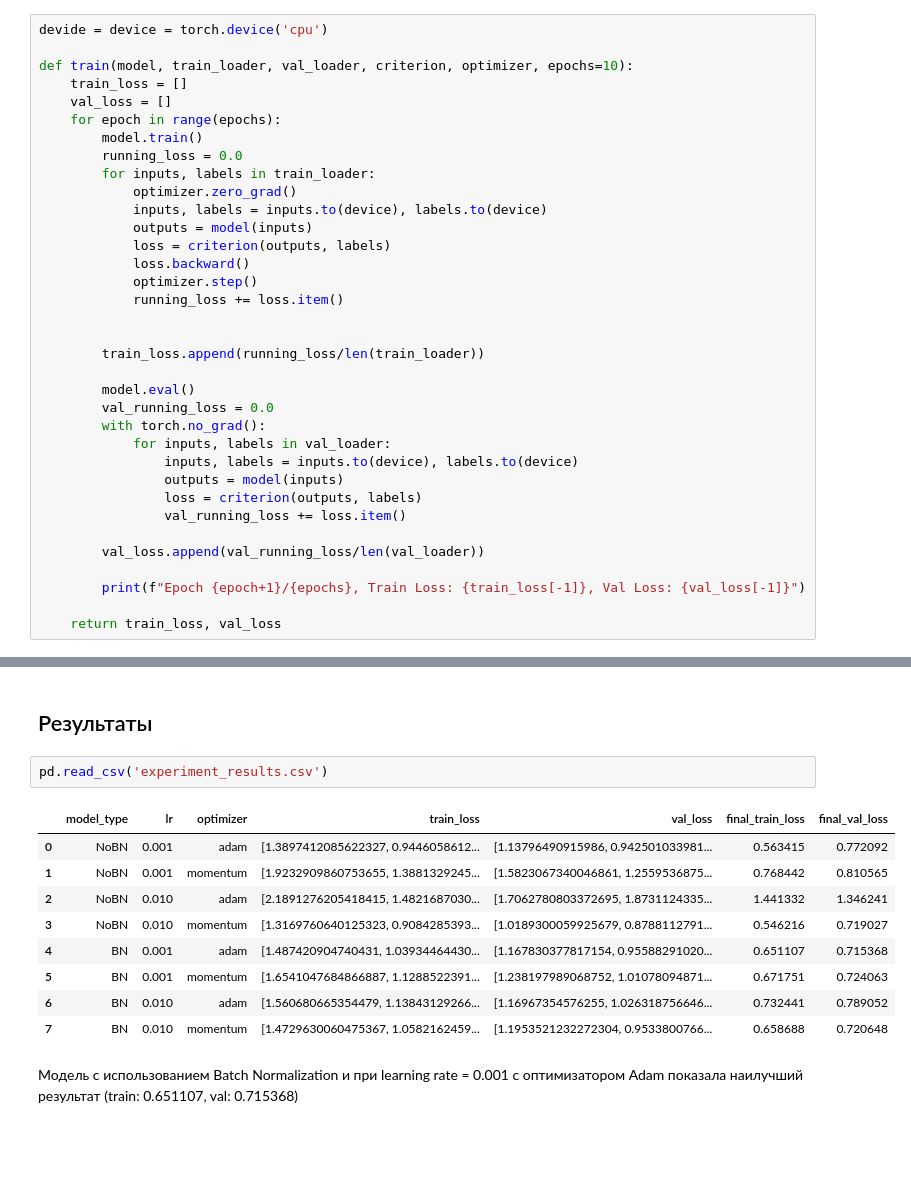
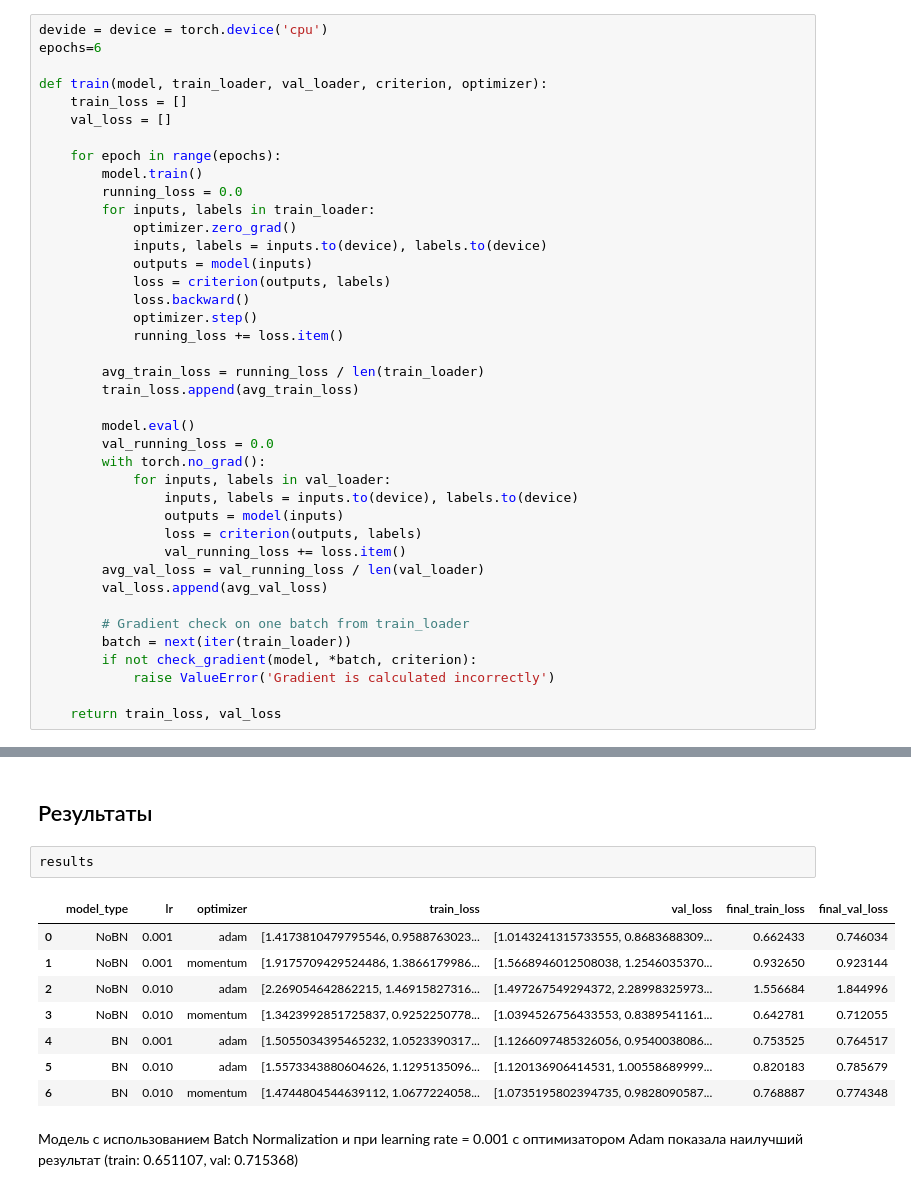
Before and after one commit to aartdem/ml-course, a Jupyter notebook: solutions/task07.ipynb, the cells around one changed output, grey strips where cells are left out. Drawn from its saved outputs; the diff is of its cells as text; blank space fills up the shorter version.

Commit message:
fix: Experiment output

```diff
--- a/solutions/task07.ipynb
+++ b/solutions/task07.ipynb
@@ -169,10 +212,12 @@ class AdamOptimizer:
 ## Обучение
 # %%
 devide = device = torch.device('cpu')
+epochs=6
 
-def train(model, train_loader, val_loader, criterion, optimizer, epochs=10):
+def train(model, train_loader, val_loader, criterion, optimizer):
     train_loss = []
     val_loss = []
+
     for epoch in range(epochs):
         model.train()
         running_loss = 0.0
@@ -185,8 +230,8 @@ def train(model, train_loader, val_loader, criterion, optimizer, epochs=10):
             optimizer.step()
             running_loss += loss.item()
 
-
-        train_loss.append(running_loss/len(train_loader))
+        avg_train_loss = running_loss / len(train_loader)
+        train_loss.append(avg_train_loss)
 
         model.eval()
         val_running_loss = 0.0
@@ -196,10 +241,13 @@ def train(model, train_loader, val_loader, criterion, optimizer, epochs=10):
                 outputs = model(inputs)
                 loss = criterion(outputs, labels)
                 val_running_loss += loss.item()
+        avg_val_loss = val_running_loss / len(val_loader)
+        val_loss.append(avg_val_loss)
 
-        val_loss.append(val_running_loss/len(val_loader))
-
-        print(f"Epoch {epoch+1}/{epochs}, Train Loss: {train_loss[-1]}, Val Loss: {val_loss[-1]}")
+        # Gradient check on one batch from train_loader
+        batch = next(iter(train_loader))
+        if not check_gradient(model, *batch, criterion):
+            raise ValueError('Gradient is calculated incorrectly')
 
     return train_loss, val_loss
 # %%
@@ -317,16 +345,15 @@ Epoch 10/10, Train Loss: 0.5634153442378353, Val Loss: 0.7720921026586101
 # %% [markdown]
 ## Результаты
 # %%
-pd.read_csv('experiment_results.csv')
+results
 # %% [output]
 |  | model_type | lr | optimizer | train_loss | val_loss | final_train_loss | final_val_loss |
-| 0 | NoBN | 0.001 | adam | [1.3897412085622327, 0.9446058612... | [1.13796490915986, 0.942501033981... | 0.563415 | 0.772092 |
-| 1 | NoBN | 0.001 | momentum | [1.9232909860753655, 1.3881329245... | [1.5823067340046861, 1.2559536875... | 0.768442 | 0.810565 |
-| 2 | NoBN | 0.010 | adam | [2.1891276205418415, 1.4821687030... | [1.7062780803372695, 1.8731124335... | 1.441332 | 1.346241 |
-| 3 | NoBN | 0.010 | momentum | [1.3169760640125323, 0.9084285393... | [1.0189300059925679, 0.8788112791... | 0.546216 | 0.719027 |
-| 4 | BN | 0.001 | adam | [1.487420904740431, 1.03934464430... | [1.167830377817154, 0.95588291020... | 0.651107 | 0.715368 |
-| 5 | BN | 0.001 | momentum | [1.6541047684866887, 1.1288522391... | [1.238197989068752, 1.01078094871... | 0.671751 | 0.724063 |
-| 6 | BN | 0.010 | adam | [1.560680665354479, 1.13843129266... | [1.16967354576255, 1.026318756646... | 0.732441 | 0.789052 |
-| 7 | BN | 0.010 | momentum | [1.4729630060475367, 1.0582162459... | [1.1953521232272304, 0.9533800766... | 0.658688 | 0.720648 |
+| 0 | NoBN | 0.001 | adam | [1.4173810479795546, 0.9588763023... | [1.0143241315733555, 0.8683688309... | 0.662433 | 0.746034 |
+| 1 | NoBN | 0.001 | momentum | [1.9175709429524486, 1.3866179986... | [1.5668946012508038, 1.2546035370... | 0.932650 | 0.923144 |
+| 2 | NoBN | 0.010 | adam | [2.269054642862215, 1.46915827316... | [1.497267549294372, 2.28998325973... | 1.556684 | 1.844996 |
+| 3 | NoBN | 0.010 | momentum | [1.3423992851725837, 0.9252250778... | [1.0394526756433553, 0.8389541161... | 0.642781 | 0.712055 |
+| 4 | BN | 0.001 | adam | [1.5055034395465232, 1.0523390317... | [1.1266097485326056, 0.9540038086... | 0.753525 | 0.764517 |
+| 5 | BN | 0.010 | adam | [1.5573343880604626, 1.1295135096... | [1.120136906414531, 1.00558689999... | 0.820183 | 0.785679 |
+| 6 | BN | 0.010 | momentum | [1.4744804544639112, 1.0677224058... | [1.0735195802394735, 0.9828090587... | 0.768887 | 0.774348 |
 # %% [markdown]
 Модель с использованием Batch Normalization и при learning rate = 0.001 с оптимизатором Adam показала наилучший результат (train: 0.651107, val: 0.715368)
```
Also changed, not shown: parts of 3 cells of this notebook.
